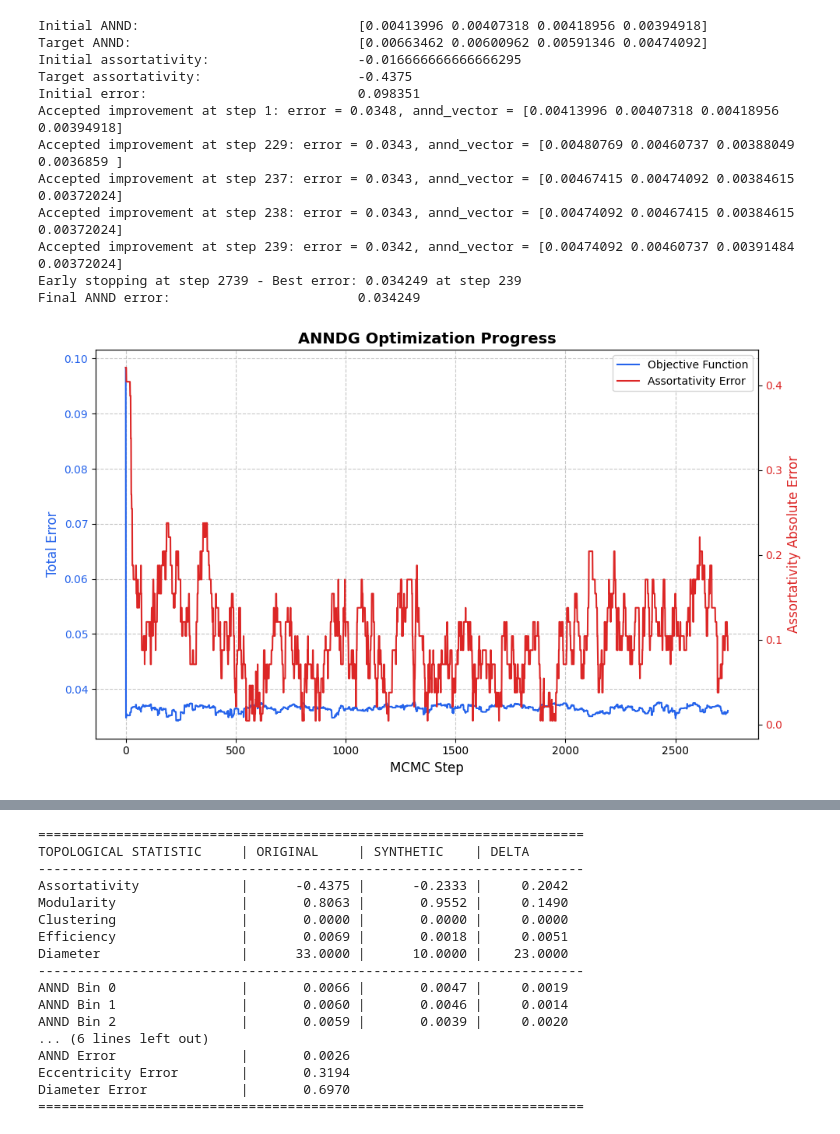
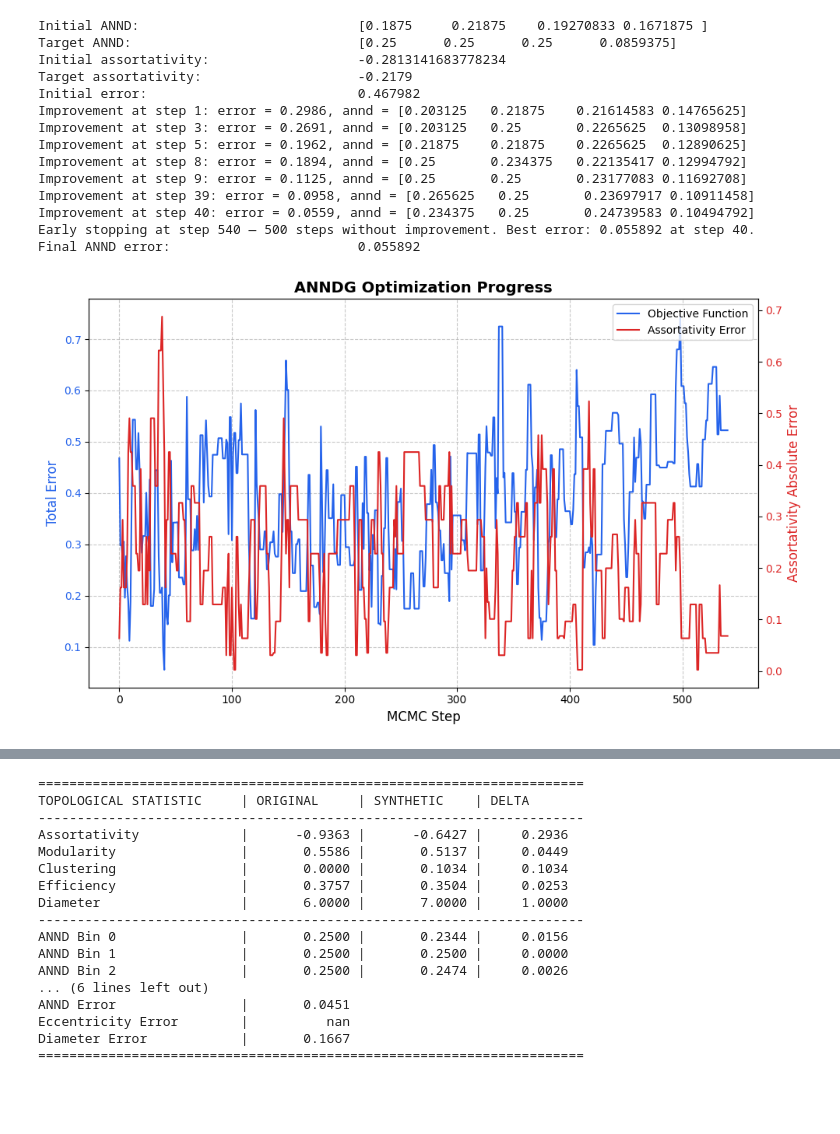
Before and after one commit to Andre1372/syn_bench_gnn, a Jupyter notebook: notebooks/single_generation_analysis.ipynb, the cells around one changed output, grey strips where cells are left out. Drawn from its saved outputs; the diff is of its cells as text; code cells hidden in the pictures; blank space fills up the shorter version.

```diff
--- a/notebooks/single_generation_analysis.ipynb
+++ b/notebooks/single_generation_analysis.ipynb
@@ -21,7 +21,7 @@ from notebooks.visualization_utils import plot_graph, plot_annd, plot_eccentrici
 from src.anndg.graph_generator import generate_graph
 # %%
 DATASET = "Mutagenicity"
-IDX = 186
+IDX = 239
 
 try:
     dataset = DatasetPT(PROJECT_ROOT / "data" / DATASET / f"{DATASET}_original.pt")
@@ -49,8 +35,8 @@ plt.show()
 target_stats = analyze_single_graph(GRAPH_IG)
 
 # Generate and Analyze Synthetic Graph
-rng = np.random.default_rng(seed=31474083)
-GRAPH_SYNTH_NX, info = generate_graph(target_stats, rng=rng, debug=True, replicate_eccentricity=True)
+rng = np.random.default_rng(seed=40689061)
+GRAPH_SYNTH_NX, info = generate_graph(target_stats, rng=rng, debug=True, replicate_eccentricity=False)
 GRAPH_SYNTH_IG = networkx_to_igraph(GRAPH_SYNTH_NX)
 obtained_stats = analyze_single_graph(GRAPH_SYNTH_IG)
 
@@ -63,7 +49,10 @@ plot_graph(graph=GRAPH_SYNTH_NX, ax=axes[0, 1], dataset_name=f"{DATASET} (Synthe
 
 # Row 2: Topological Metrics
 plot_annd(annd_values=info['best_annd'], ax=axes[1, 0], title="ANND Profile", target_graph=GRAPH_NX)
-plot_eccentricity(ecc_values=info['best_eccentricity'], ax=axes[1, 1], title="Eccentricity Profile", target_graph=GRAPH_NX)
+if 'best_eccentricity' in info:
+    plot_eccentricity(ecc_values=info['best_eccentricity'], ax=axes[1, 1], title="Eccentricity Profile", target_graph=GRAPH_NX)
+else:
+    axes[1, 1].axis('off')
 
 plt.tight_layout()
 plt.show()
@@ -73,44 +62,49 @@ print(f"{'TOPOLOGICAL STATISTIC':<25} | {'ORIGINAL':<12} | {'SYNTHETIC':<12} | {
 print("-" * 70)
 
 # Scalar metrics comparison
 scalar_metrics = ['assortativity', 'modularity', 'clustering', 'efficiency', 'diameter']
 for m in scalar_metrics:
     orig = target_stats.get(m, 0.0)
     synth = obtained_stats.get(m, 0.0)
     delta = abs(orig - synth)
     print(f"{m.capitalize():<25} | {orig:>12.4f} | {synth:>12.4f} | {delta:>10.4f}")
 
 # ANND comparison
 print("-" * 70)
 print(f"{'ANND Bin 0':<25} | {target_stats['annd'][0]:>12.4f} | {info['best_annd'][0]:>12.4f} | {abs(target_stats['annd'][0] - info['best_annd'][0]):>10.4f}")
 print(f"{'ANND Bin 1':<25} | {target_stats['annd'][1]:>12.4f} | {info['best_annd'][1]:>12.4f} | {abs(target_stats['annd'][1] - info['best_annd'][1]):>10.4f}")
 print(f"{'ANND Bin 2':<25} | {target_stats['annd'][2]:>12.4f} | {info['best_annd'][2]:>12.4f} | {abs(target_stats['annd'][2] - info['best_annd'][2]):>10.4f}")
 print(f"{'ANND Bin 3':<25} | {target_stats['annd'][3]:>12.4f} | {info['best_annd'][3]:>12.4f} | {abs(target_stats['annd'][3] - info['best_annd'][3]):>10.4f}")
 print("-" * 70)
 
 annd_error = calculate_annd_error(info['best_annd'], target_stats['annd'])
-ecc_error = calculate_eccentricity_error(info['best_eccentricity'], target_stats['eccentricity'])
+if 'best_eccentricity' in info:
+    ecc_error = calculate_eccentricity_error(info['best_eccentricity'], target_stats['eccentricity'])
+else:
+    ecc_error = np.nan
 moments_error = calculate_moments_error(target_stats['normalized_degree_moments'], obtained_stats['normalized_degree_moments'])
 diameter_error = abs(obtained_stats['diameter'] - target_stats['diameter']) / target_stats['diameter'] if target_stats['diameter'] > 0 else 0.0
 
 print(f"\n{'STRUCTURAL ERROR SUMMARY':<25} | {'VALUE':<12}")
 print("-" * 40)
 print(f"{'Moments Error':<25} | {moments_error:>12.4f}")
 print(f"{'ANND Error':<25} | {annd_error:>12.4f}")
 print(f"{'Eccentricity Error':<25} | {ecc_error:>12.4f}")
 print(f"{'Diameter Error':<25} | {diameter_error:>12.4f}")
 print("="*70 + "\n")
 # %% [output]
-Initial ANND:                            [0.00413996 0.00407318 0.00418956 0.00394918]
-Target ANND:                             [0.00663462 0.00600962 0.00591346 0.00474092]
-Initial assortativity:                   -0.016666666666666295
-Target assortativity:                    -0.4375
-Initial error:                           0.098351
-Accepted improvement at step 1: error = 0.0348, annd_vector = [0.00413996 0.00407318 0.00418956 0.00394918]
-Accepted improvement at step 229: error = 0.0343, annd_vector = [0.00480769 0.00460737 0.00388049 0.0036859 ]
-Accepted improvement at step 237: error = 0.0343, annd_vector = [0.00467415 0.00474092 0.00384615 0.00372024]
-Accepted improvement at step 238: error = 0.0343, annd_vector = [0.00474092 0.00467415 0.00384615 0.00372024]
-Accepted improvement at step 239: error = 0.0342, annd_vector = [0.00474092 0.00460737 0.00391484 0.00372024]
-Early stopping at step 2739 - Best error: 0.034249 at step 239
-Final ANND error:                        0.034249
+Initial ANND:                            [0.1875     0.21875    0.19270833 0.1671875 ]
+Target ANND:                             [0.25      0.25      0.25      0.0859375]
+Initial assortativity:                   -0.2813141683778234
+Target assortativity:                    -0.2179
+Initial error:                           0.467982
+Improvement at step 1: error = 0.2986, annd = [0.203125   0.21875    0.21614583 0.14765625]
+Improvement at step 3: error = 0.2691, annd = [0.203125   0.25       0.2265625  0.13098958]
+Improvement at step 5: error = 0.1962, annd = [0.21875    0.21875    0.2265625  0.12890625]
+Improvement at step 8: error = 0.1894, annd = [0.25       0.234375   0.22135417 0.12994792]
+Improvement at step 9: error = 0.1125, annd = [0.25       0.25       0.23177083 0.11692708]
+Improvement at step 39: error = 0.0958, annd = [0.265625   0.25       0.23697917 0.10911458]
+Improvement at step 40: error = 0.0559, annd = [0.234375   0.25       0.24739583 0.10494792]
+Early stopping at step 540 — 500 steps without improvement. Best error: 0.055892 at step 40.
+Final ANND error:                        0.055892
-[figure, old version]
+[figure, new version]
@@ -118,17 +112,17 @@ Final ANND error:                        0.034249
 ======================================================================
 TOPOLOGICAL STATISTIC     | ORIGINAL     | SYNTHETIC    | DELTA
 ----------------------------------------------------------------------
-Assortativity             |      -0.4375 |      -0.2333 |     0.2042
-Modularity                |       0.8063 |       0.9552 |     0.1490
-Clustering                |       0.0000 |       0.0000 |     0.0000
-Efficiency                |       0.0069 |       0.0018 |     0.0051
-Diameter                  |      33.0000 |      10.0000 |    23.0000
+Assortativity             |      -0.9363 |      -0.6427 |     0.2936
+Modularity                |       0.5586 |       0.5137 |     0.0449
+Clustering                |       0.0000 |       0.1034 |     0.1034
+Efficiency                |       0.3757 |       0.3504 |     0.0253
+Diameter                  |       6.0000 |       7.0000 |     1.0000
 ----------------------------------------------------------------------
-ANND Bin 0                |       0.0066 |       0.0047 |     0.0019
-ANND Bin 1                |       0.0060 |       0.0046 |     0.0014
-ANND Bin 2                |       0.0059 |       0.0039 |     0.0020
+ANND Bin 0                |       0.2500 |       0.2344 |     0.0156
+ANND Bin 1                |       0.2500 |       0.2500 |     0.0000
+ANND Bin 2                |       0.2500 |       0.2474 |     0.0026
 ... (6 lines left out)
-ANND Error                |       0.0026
-Eccentricity Error        |       0.3194
-Diameter Error            |       0.6970
+ANND Error                |       0.0451
+Eccentricity Error        |          nan
+Diameter Error            |       0.1667
 ======================================================================
```
Also changed, not shown: parts of 2 cells of this notebook, 6 other files.
